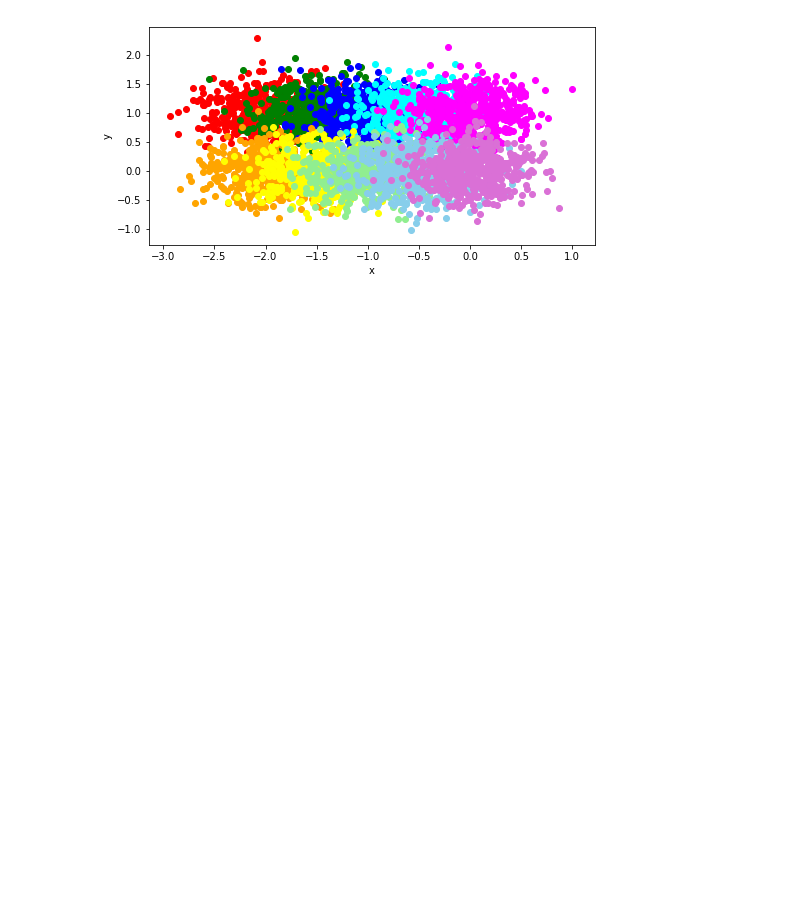
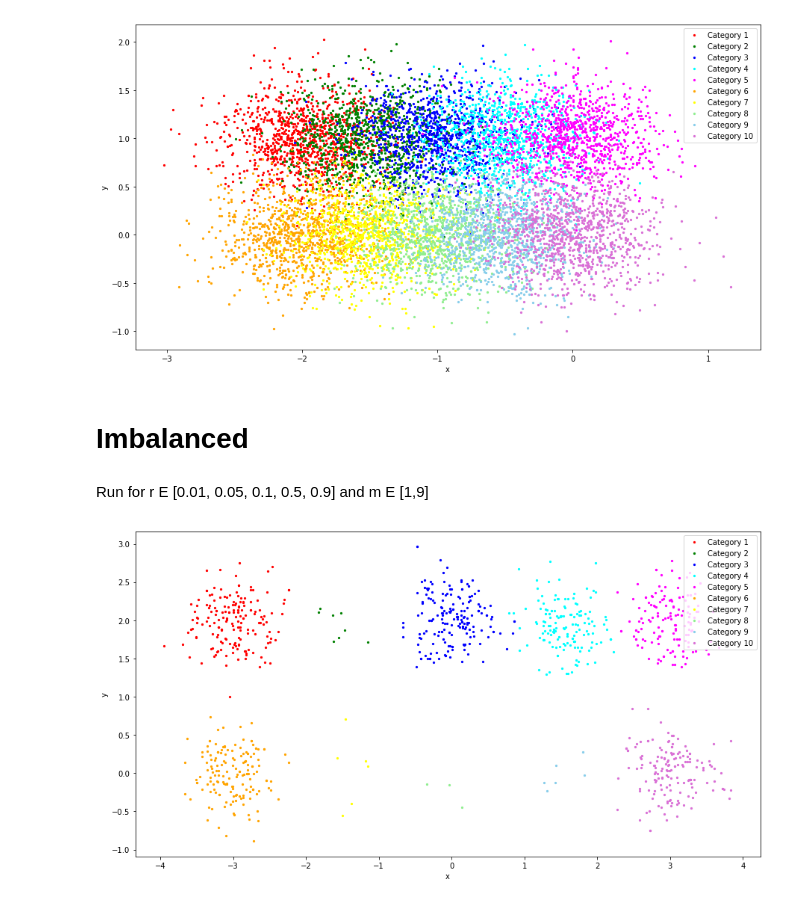
Before and after one commit to sahutkarsh/likelihood-ratio-imbalance-degree, a Jupyter notebook: LRID.ipynb, the cells around one changed output. Saved outputs shown, nothing was run; the diff lists cells and outputs as text; code cells hidden in the pictures; blank space fills up the shorter version.

```diff
--- a/LRID.ipynb
+++ b/LRID.ipynb
@@ -47,5 +53,31 @@ plot_distribution(overlapped)
 # %%
-highly_overlapped = generate_distribution(highly_overlapped_means, 500)
+highly_overlapped = generate_distribution(highly_overlapped_means, size_per_category)
 plot_distribution(highly_overlapped)
 # %% [output]
-[figure, old version]
+[figure, new version]
+# %% [markdown]
+# Imbalanced
+# %% [markdown]
+Run for r E [0.01, 0.05, 0.1, 0.5, 0.9] and m E [1,9]
+# %%
+m = 4
+r = 0.05
+k = 10
+# %%
+def sample_imbalanced_data(data, size, m, r, k):
+    p_min = r/10 #for m classes
+    p_max = (1 - (p_min * m))/(k - m) #for k-m classes
+    minority_positions = ([p_min] * m + [p_max] * (k - m))
+    np.random.shuffle(minority_positions)
+    class_probabilities = [(proba/size_per_category) for proba in minority_positions]
+    p = [class_probabilities[category] for category in data['category']]
+    indices = np.arange(len(data))
+    selected_indices = np.random.choice(indices, size, p=p)
+    imbalanced_samples = data.iloc[selected_indices, :]
+    imbalanced_samples.reset_index(inplace=True, drop=True)
+    return imbalanced_samples
+# %%
+separated_imbalanced = sample_imbalanced_data(separated, 1000, m, r, k)
+plot_distribution(separated_imbalanced)
+# %% [output]
+[figure, added]
```
Also changed, not shown: parts of 7 cells of this notebook.
